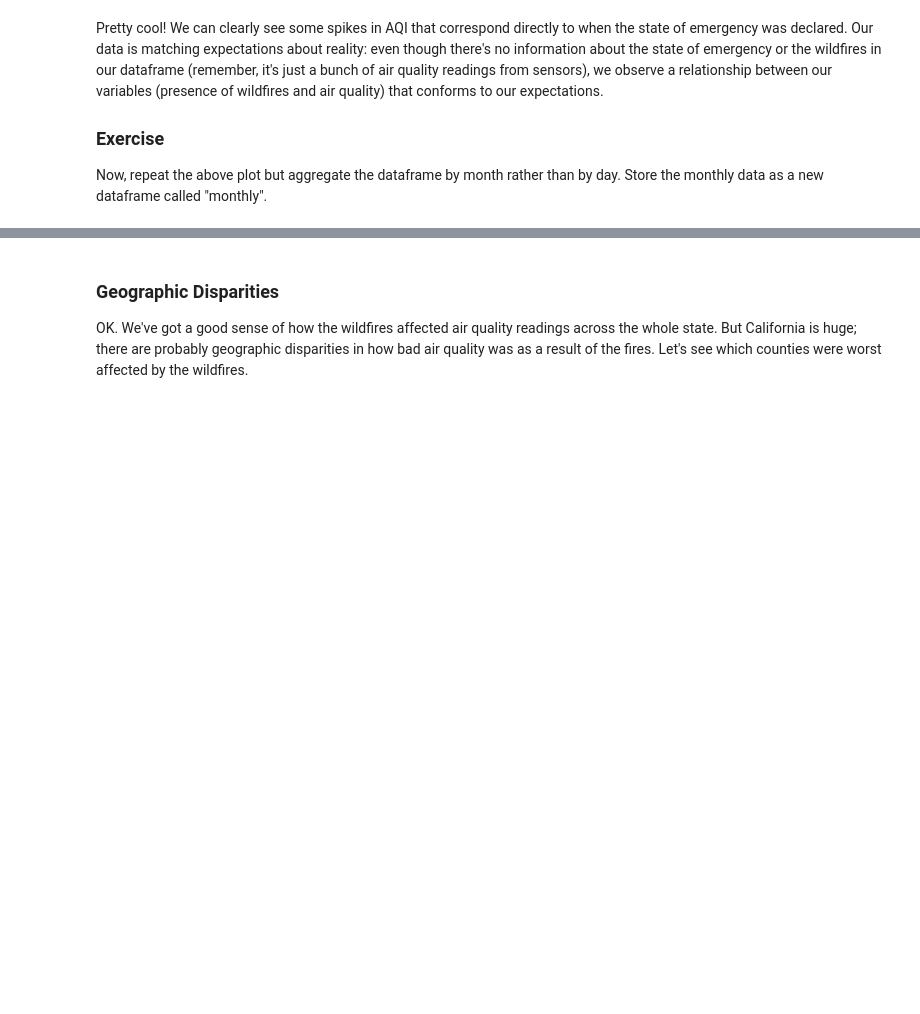
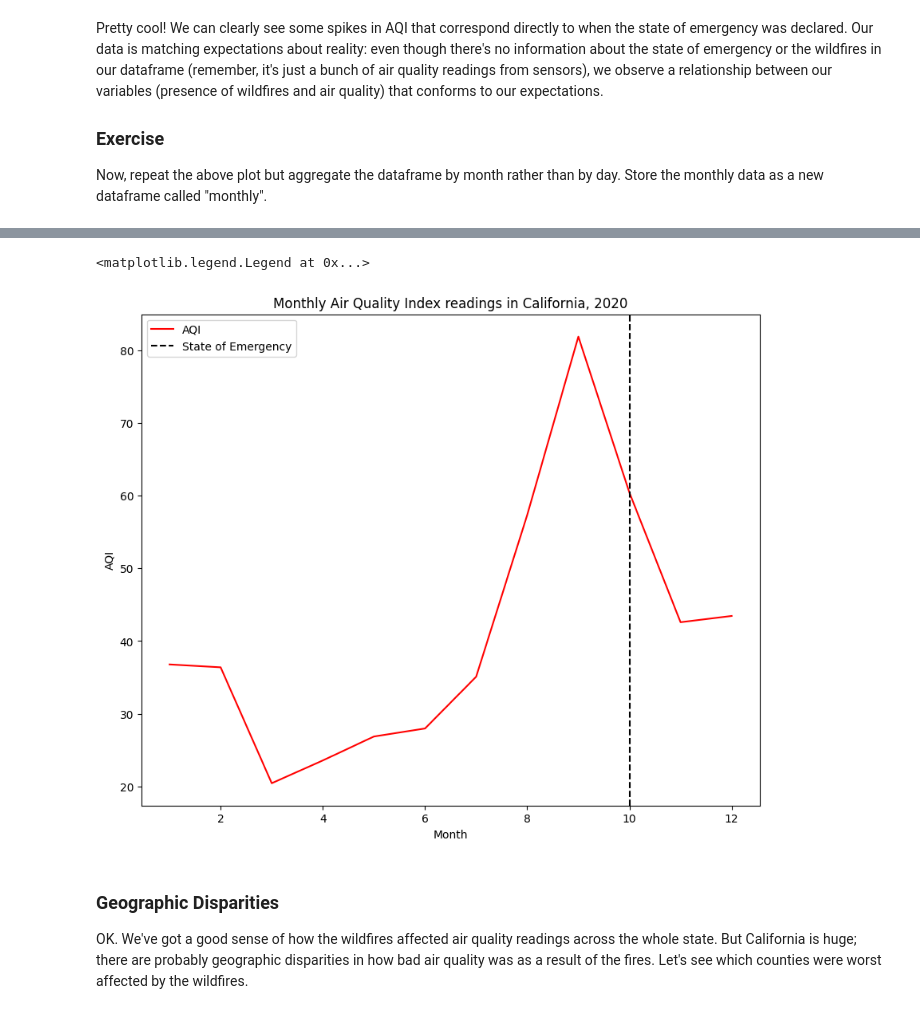
Before and after one commit to laramcwilliam/QM2, a Jupyter notebook: notebooks/W03. Spatial Data.ipynb, the cells around one changed output, grey strips where cells are left out. Drawn from its saved outputs; the diff is of its cells as text; code cells hidden in the pictures; blank space fills up the shorter version.

```diff
--- a/notebooks/W03. Spatial Data.ipynb
+++ b/notebooks/W03. Spatial Data.ipynb
@@ -167,3 +191,6 @@ Pretty cool! We can clearly see some spikes in AQI that correspond directly to w
 
 ### Exercise
 Now, repeat the above plot but aggregate the dataframe by month rather than by day. Store the monthly data as a new dataframe called "monthly".
+# %%
+monthly=df.groupby('Month')['AQI'].mean()
+monthly
@@ -170,3 +213,13 @@ Now, repeat the above plot but aggregate the dataframe by month rather than by d
+# %%
+monthly.plot(color='red')
+plt.title('Monthly Air Quality Index readings in California, 2020')
+plt.ylabel('AQI')
+plt.xlabel('Month')
+plt.axvline(10, color='black', linestyle='--', label='State of Emergency')
+plt.legend()
+# %% [output]
+<matplotlib.legend.Legend at 0x...>
+[figure, added]
 # %% [markdown]
 ### Geographic Disparities
 
```
Also changed, not shown: parts of 14 cells of this notebook.
